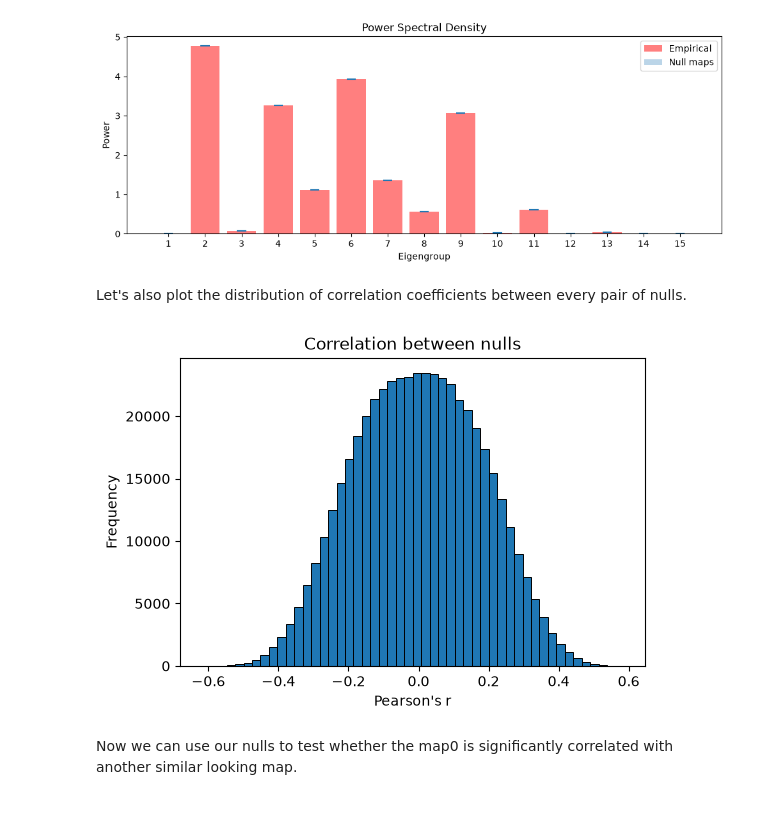
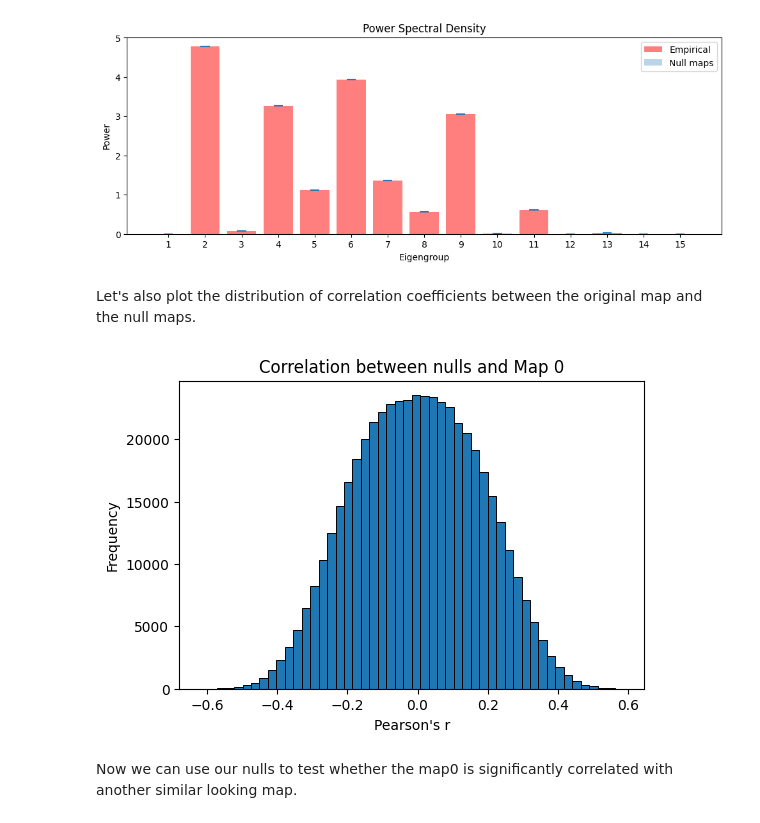
Before and after one commit to NSBLab/neuromodes, a Jupyter notebook: docs/validation/nulls_eigenstrap_sphere.ipynb, the cells around one changed output. Saved outputs shown, nothing was run; the diff lists cells and outputs as text; code cells hidden in the pictures.

```diff
--- a/docs/validation/nulls_eigenstrap_sphere.ipynb
+++ b/docs/validation/nulls_eigenstrap_sphere.ipynb
@@ -23,7 +22,7 @@ We start by loading a mesh, initiating the `EigenSolver` class, and computing th
 # %%
 hemi = 'L'
 structure = 'sphere'
-mesh, _ = fetch_example_surf(res=res, hemi=hemi, structure=structure)
+mesh, _ = fetch_example_surf(structure=structure, res=res, hemi=hemi)
 mesh.v = mesh.v / 100.0  # Scale vertices to unit sphere
 solver = EigenSolver(mesh).eigs(n_modes)
 
@@ -40,7 +39,7 @@ nulls = solver.eigenstrap(
     n_nulls=n_nulls,
     seed=seed,
     randomize=False,
-    residual=None,
+    resample=None,
     rotation_method='qr' # to compare with eigenstrapping.ipynb (which always uses 'scipy' method)
 )
 print(nulls.shape)
@@ -94,18 +93,19 @@ plt.show()
 # %% [output]
 [figure]
 # %% [markdown]
-Let's also plot the distribution of correlation coefficients between every pair of nulls.
+Let's also plot the distribution of correlation coefficients between the original map and the null maps.
 # %%
 # Plot null correlation distribution
-inter_null_corrs = 1-pdistw(nulls, metric='correlation', mass=solver.mass)
+inter_null_corrs = np.corrcoef(nulls.T)
+triu_inds = np.triu_indices_from(inter_null_corrs, k=1)
 fig2, ax2 = plt.subplots(figsize=(6, 4))
-ax2.hist(inter_null_corrs, bins=50, edgecolor="black", linewidth=0.7)
-ax2.set_title("Correlation between nulls")
+ax2.hist(inter_null_corrs[triu_inds], bins=50, edgecolor="black", linewidth=0.7)
+ax2.set_title("Correlation between nulls and Map 0")
 ax2.set_xlabel("Pearson's r")
 ax2.set_ylabel("Frequency")
 plt.show()
 # %% [output]
-[figure, old version]
+[figure, new version]
 # %% [markdown]
 Now we can use our nulls to test whether the map0 is significantly correlated with another similar looking map.
 # %%
```
Also changed, not shown: parts of 3 cells of this notebook, 31 other files.
